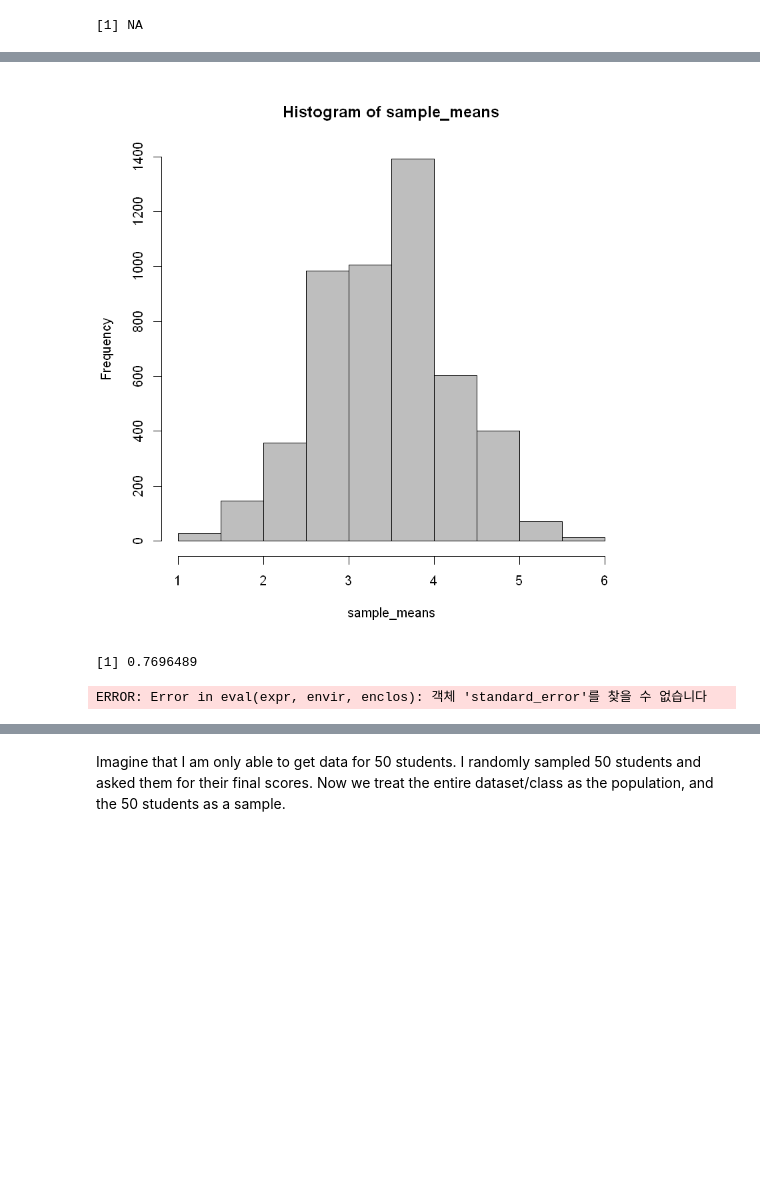
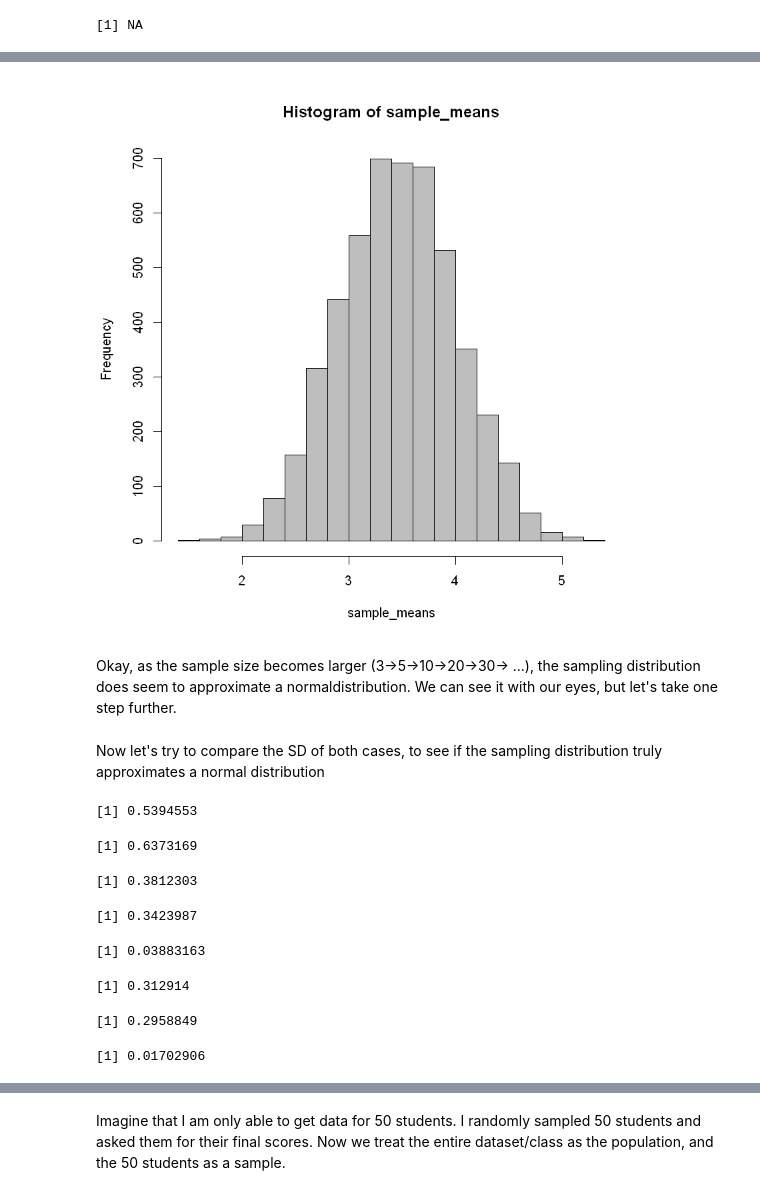
Before and after one commit to junwoosuh/ps3sec_24spring, a Jupyter notebook: weekly_materials/sec7_jw.ipynb, the cells around one changed output, grey strips where cells are left out. Drawn from its saved outputs; the diff is of its cells as text; code cells hidden in the pictures; blank space fills up the shorter version.

```diff
--- a/weekly_materials/sec7_jw.ipynb
+++ b/weekly_materials/sec7_jw.ipynb
@@ -55,26 +60,72 @@ hist(sample_means, col = "gray")
 # %%
 
 for(i in c(1:5000)){
-    new_rolls <- sample(dice, 5, replace = TRUE)
+    new_rolls <- sample(dice, 10, replace = TRUE)
     sample_means[i] <- mean(new_rolls)
 }
 # Distribution of sample means
 hist(sample_means, col = "gray")
 
 # What's different about this graph versus the first?
-# Change the 5in the above code to 10 and see how it's different.
+# Change the 5 in the above code to 10 and see how it's different.
 # Then, change it to 20 and 30
 # %% [output]
-[figure, old version]
+[figure, new version]
+# %% [markdown]
+Okay, as the sample size becomes larger (3->5->10->20->30-> ...), the sampling distribution does seem to approximate a normaldistribution. We can see it with our eyes, but let's take one step further.
+# %% [markdown]
+Now let's try to compare the SD of both cases, to see if the sampling distribution truly approximates a normal distribution
 # %%
-# SE = SD of the sample mean
-sd(sample_means)
+# SE = SD of the sample mean when N is 10
+for(i in c(1:5000)){
+    new_rolls <- sample(dice, 10, replace = TRUE)
+    sample_means[i] <- mean(new_rolls)
+}
 
+sd(sample_means)  #standard
 # Compare to your mathematical calculation from earlier:
 standard_error
 
 # Notice the similarity! But why are they different?
 # %% [output]
-[1] 0.7696489
+[1] 0.5394553
-ERROR: Error in eval(expr, envir, enclos): 객체 'standard_error'를 찾을 수 없습니다
+[1] 0.6373169
+# %%
+# When Sample size is 20
+for(i in c(1:5000)){
+    new_rolls <- sample(dice, 20, replace = TRUE)
+    sample_means[i] <- mean(new_rolls)
+}
+
+sd(sample_means)
+
+twenty_rolls <- sample(dice, 20, replace = TRUE) # What is the sample size here?
+standard_error_20 <- sd(twenty_rolls)/sqrt(length(twenty_rolls))
+standard_error_20
+
+sd(sample_means) - standard_error_20   #difference
+# %% [output]
+[1] 0.3812303
+[1] 0.3423987
+[1] 0.03883163
+# %%
+# When sample size is 30
+for(i in c(1:5000)){
+    new_rolls <- sample(dice, 30, replace = TRUE)
+    sample_means[i] <- mean(new_rolls)
+}
+
+sd(sample_means)
+
+thirty_rolls <- sample(dice, 30, replace = TRUE) # What is the sample size here?
+standard_error_30 <- sd(thirty_rolls)/sqrt(length(thirty_rolls))
+standard_error_30
+
+sd(sample_means)- standard_error_30
+
+# change the sample size to 50, or even greater to see what you find.
+# %% [output]
+[1] 0.312914
+[1] 0.2958849
+[1] 0.01702906
 # %% [markdown]
```
Also changed, not shown: parts of 28 cells of this notebook.
